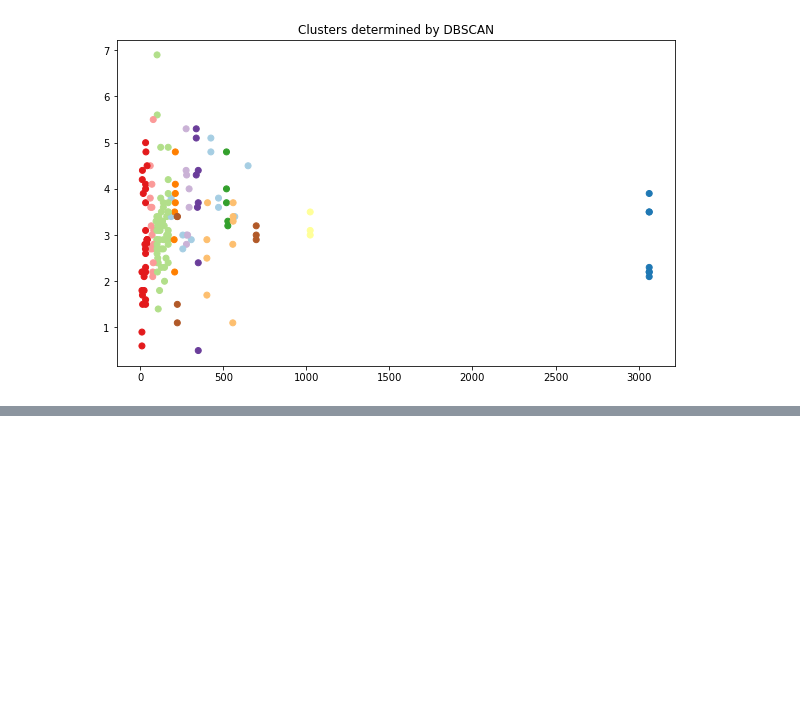
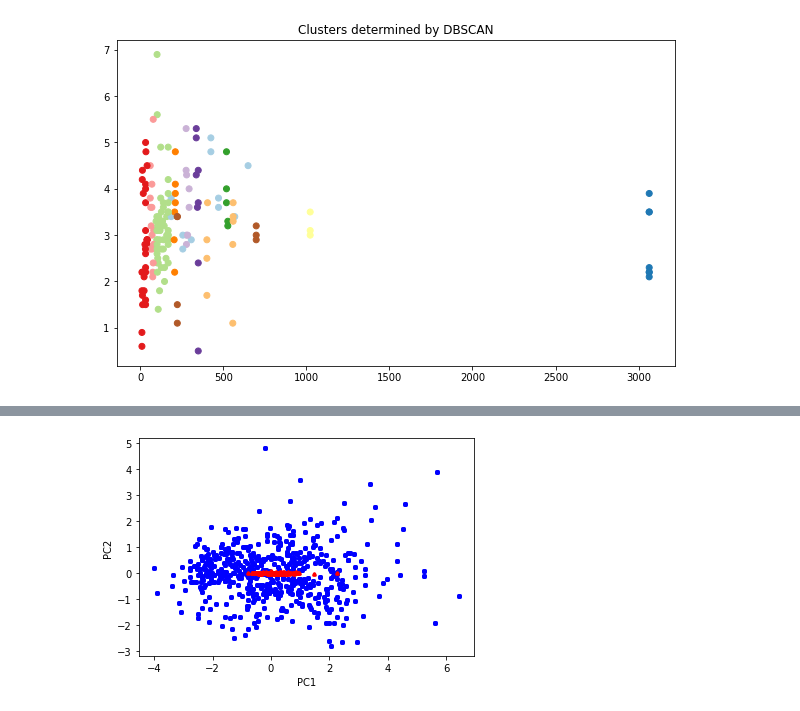
Before and after one commit to koruss/IA-Notebooks, a Jupyter notebook: TP04.ipynb, the cells around one changed output, grey strips where cells are left out. Drawn from its saved outputs; the diff is of its cells as text; code cells hidden in the pictures; blank space fills up the shorter version.

```diff
--- a/TP04.ipynb
+++ b/TP04.ipynb
@@ -394,0 +404,10 @@ Text(0.5, 1.0, 'Clusters determined by DBSCAN')
+# %%
+dfInec = pd.read_csv(r"EstadisticasINEC.csv")
+dfInec.dropna()
+
+features = list(dfInec.columns.values)
+print(dfInec.columns.values , "\n")
+# Se normaliza
+x = dfInec.loc[1:, features[3:8]].values
+stdSc = StandardScaler()
+x = stdSc.fit_transform(x)
@@ -394,0 +448,8 @@ Text(0.5, 1.0, 'Clusters determined by DBSCAN')
+# %%
+print("La forma de la data antes ",dfInec.shape)
+x = np.nan_to_num(x)
+pca = PCA(n_components=4)
+components = pca.fit_transform(x)
+componentsDF = pd.DataFrame(data =components, columns=['PC1', 'PC2', 'PC3', 'PC4'])
+
+print("La forma de la data despues", components.shape)
@@ -394,0 +477,22 @@ Text(0.5, 1.0, 'Clusters determined by DBSCAN')
+# %%
+x1 = componentsDF['PC1'].tolist()
+y1 = componentsDF['PC2'].tolist()
+x2 = componentsDF['PC3'].tolist()
+y2 = componentsDF['PC4'].tolist()
+# Graficamos
+plt.scatter(x1, y1, c ="green",
+			linewidths = 3,
+			marker ="s",
+			edgecolor ="blue",
+			s = 3)
+plt.scatter(x2, y2, c ="yellow",
+			linewidths = 3,
+			marker ="^",
+			edgecolor ="red",
+			s = 3)
+
+plt.xlabel("PC1")
+plt.ylabel("PC2")
+plt.show()
+# %% [output]
+[figure, added]
```
Also changed, not shown: parts of 16 cells of this notebook, 1 other file.
